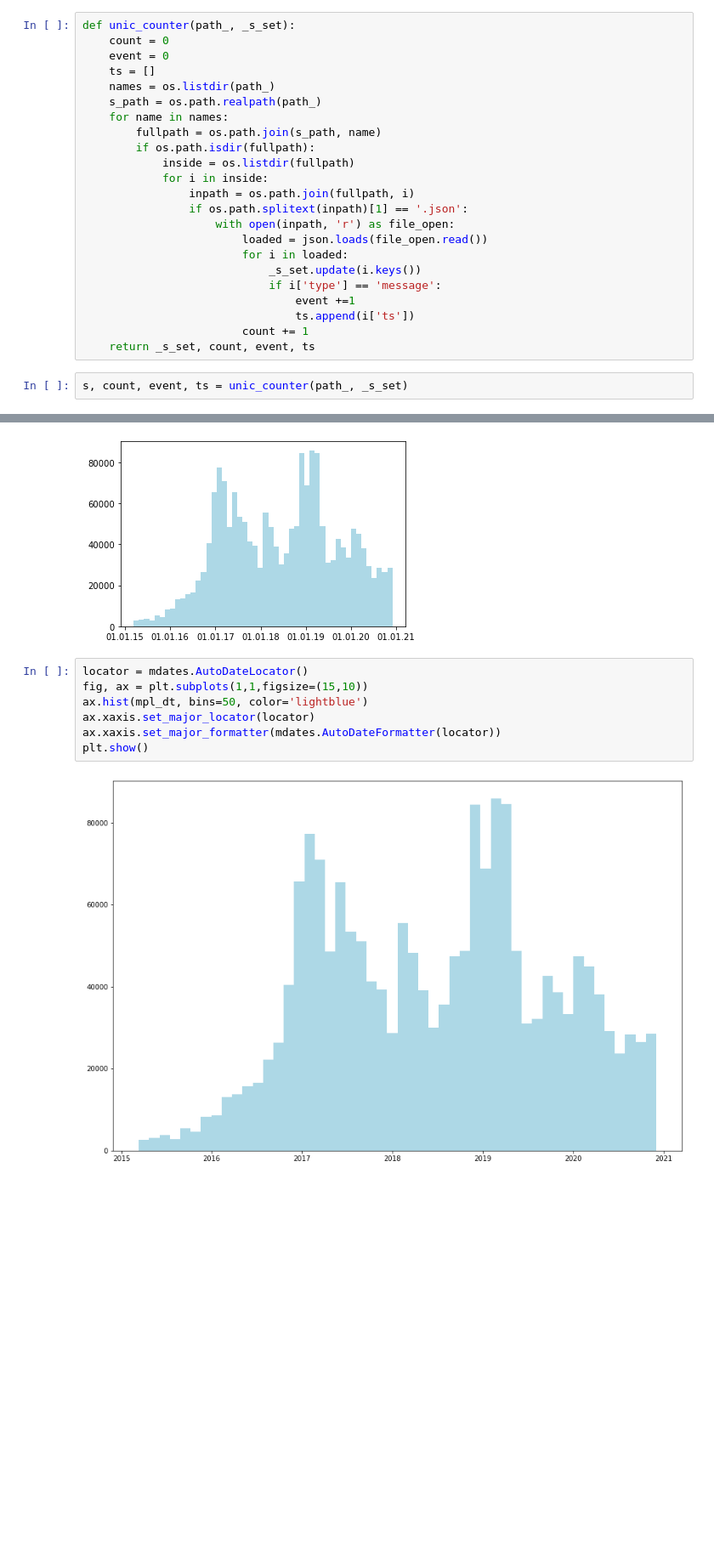
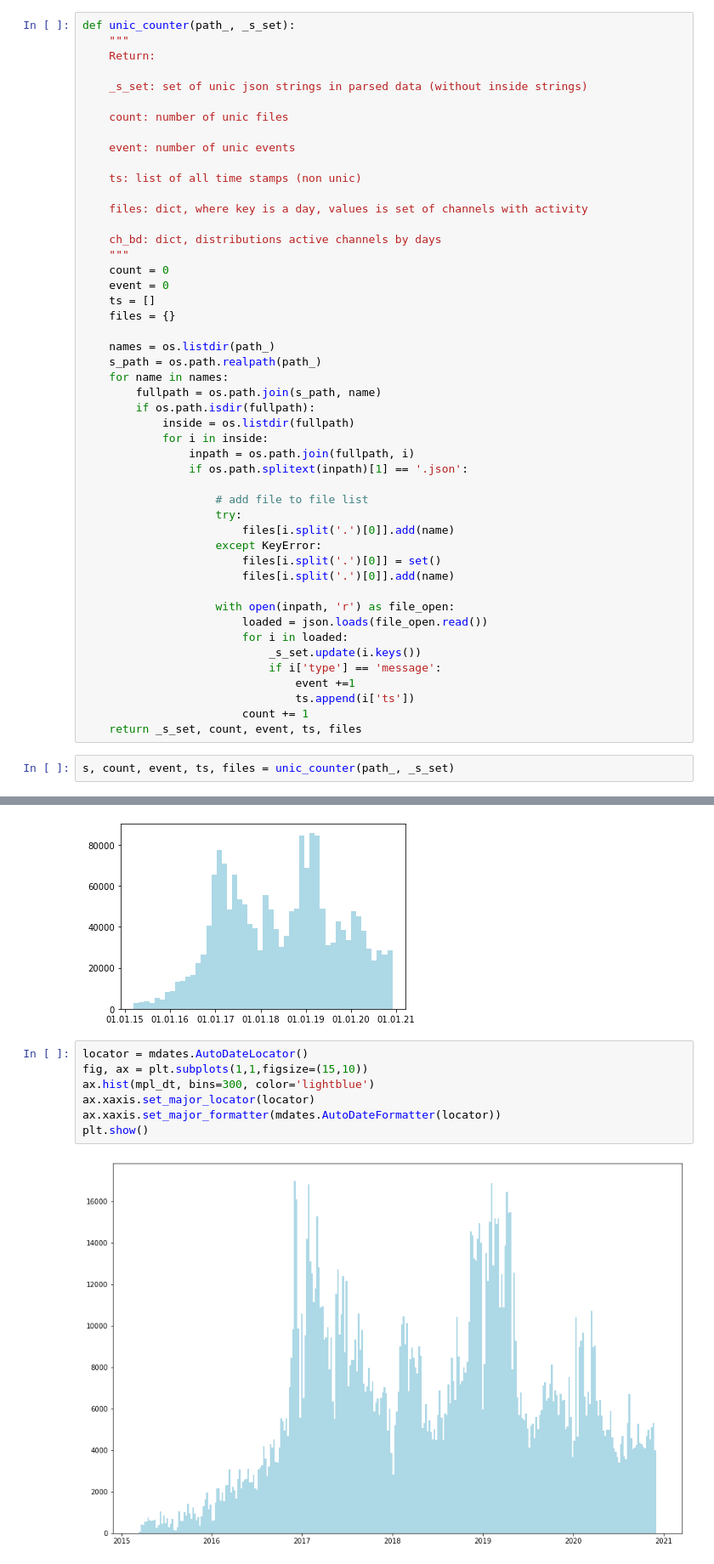
Before and after one commit to KonstantinKlepikov/infection-temporal-graph, a Jupyter notebook: data_parsing.ipynb, the cells around one changed output, grey strips where cells are left out. Shown at 85% size. Drawn from its saved outputs; the diff is of its cells as text; blank space fills up the shorter version.

Commit message:
events per days

```diff
--- a/data_parsing.ipynb
+++ b/data_parsing.ipynb
@@ -280,9 +280,26 @@ path_ = 'data/opendatascience-Slack-export-Mar-12-2015-Dec-2-2020'
 _s_set = set()
 # %%
 def unic_counter(path_, _s_set):
+    """
+    Return:
+
+    _s_set: set of unic json strings in parsed data (without inside strings)
+
+    count: number of unic files
+
+    event: number of unic events
+
+    ts: list of all time stamps (non unic)
+
+    files: dict, where key is a day, values is set of channels with activity
+
+    ch_bd: dict, distributions active channels by days
+    """
     count = 0
     event = 0
     ts = []
+    files = {}
+
     names = os.listdir(path_)
     s_path = os.path.realpath(path_)
     for name in names:
@@ -292,6 +309,14 @@ def unic_counter(path_, _s_set):
             for i in inside:
                 inpath = os.path.join(fullpath, i)
                 if os.path.splitext(inpath)[1] == '.json':
+
+                    # add file to file list
+                    try:
+                        files[i.split('.')[0]].add(name)
+                    except KeyError:
+                        files[i.split('.')[0]] = set()
+                        files[i.split('.')[0]].add(name)
+
                     with open(inpath, 'r') as file_open:
                         loaded = json.loads(file_open.read())
                         for i in loaded:
@@ -300,9 +325,9 @@ def unic_counter(path_, _s_set):
                                 event +=1
                                 ts.append(i['ts'])
                         count += 1
-    return _s_set, count, event, ts
+    return _s_set, count, event, ts, files
 # %%
-s, count, event, ts = unic_counter(path_, _s_set)
+s, count, event, ts, files = unic_counter(path_, _s_set)
 # %%
 s
 # %% [output]
@@ -374,9 +399,9 @@ plt.show()
 # %%
 locator = mdates.AutoDateLocator()
 fig, ax = plt.subplots(1,1,figsize=(15,10))
-ax.hist(mpl_dt, bins=50, color='lightblue')
+ax.hist(mpl_dt, bins=300, color='lightblue')
 ax.xaxis.set_major_locator(locator)
 ax.xaxis.set_major_formatter(mdates.AutoDateFormatter(locator))
 plt.show()
 # %% [output]
-[figure, old version]
+[figure, new version]
```
Also changed, not shown: parts of 8 cells of this notebook.
